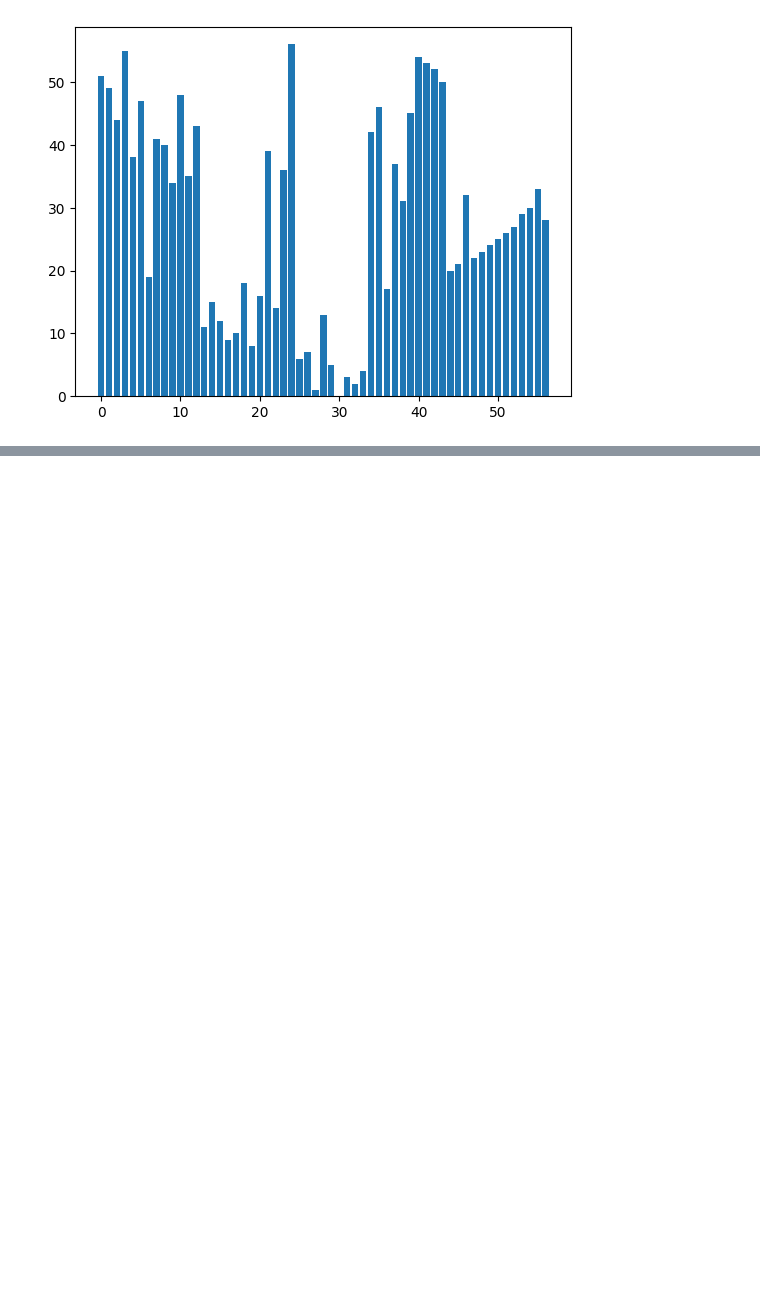
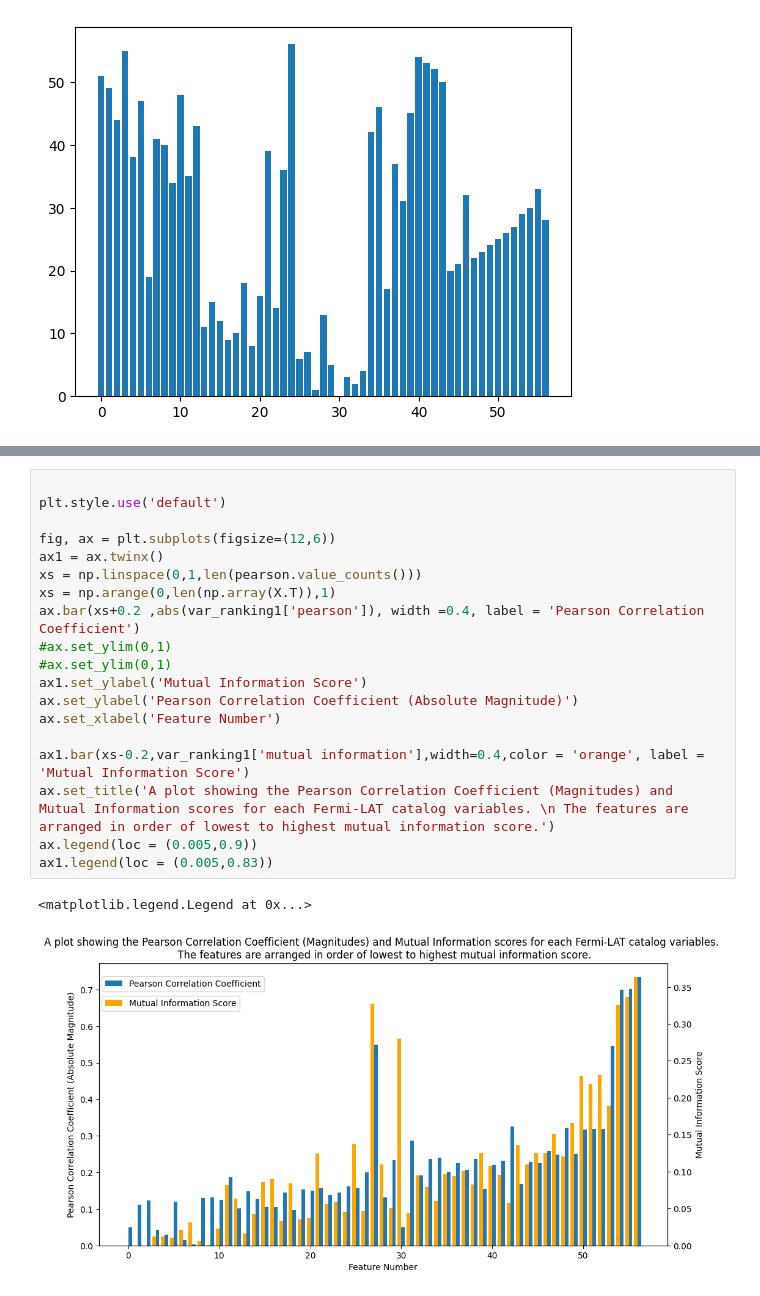
Before and after one commit to IoanPJ/Final_year_project_IMPJ, a Jupyter notebook: Data Processing/data_processing_3.ipynb, the cells around one changed output, grey strips where cells are left out. Saved outputs shown, nothing was run; the diff lists cells and outputs as text; blank space fills up the shorter version.

```diff
--- a/Data Processing/data_processing_3.ipynb
+++ b/Data Processing/data_processing_3.ipynb
@@ -163,0 +160,22 @@ Error:
+# %%
+
+plt.style.use('default')
+
+fig, ax = plt.subplots(figsize=(12,6))
+ax1 = ax.twinx()
+xs = np.linspace(0,1,len(pearson.value_counts()))
+xs = np.arange(0,len(np.array(X.T)),1)
+ax.bar(xs+0.2 ,abs(var_ranking1['pearson']), width =0.4, label = 'Pearson Correlation Coefficient')
+#ax.set_ylim(0,1)
+#ax.set_ylim(0,1)
+ax1.set_ylabel('Mutual Information Score')
+ax.set_ylabel('Pearson Correlation Coefficient (Absolute Magnitude)')
+ax.set_xlabel('Feature Number')
+
+ax1.bar(xs-0.2,var_ranking1['mutual information'],width=0.4,color = 'orange', label = 'Mutual Information Score')
+ax.set_title('A plot showing the Pearson Correlation Coefficient (Magnitudes) and Mutual Information scores for each Fermi-LAT catalog variables. \n The features are arranged in order of lowest to highest mutual information score.')
+ax.legend(loc = (0.005,0.9))
+ax1.legend(loc = (0.005,0.83))
+# %% [output]
+<matplotlib.legend.Legend at 0x...>
+[figure, added]
```
Also changed, not shown: parts of 5 cells of this notebook, 8 other files.
